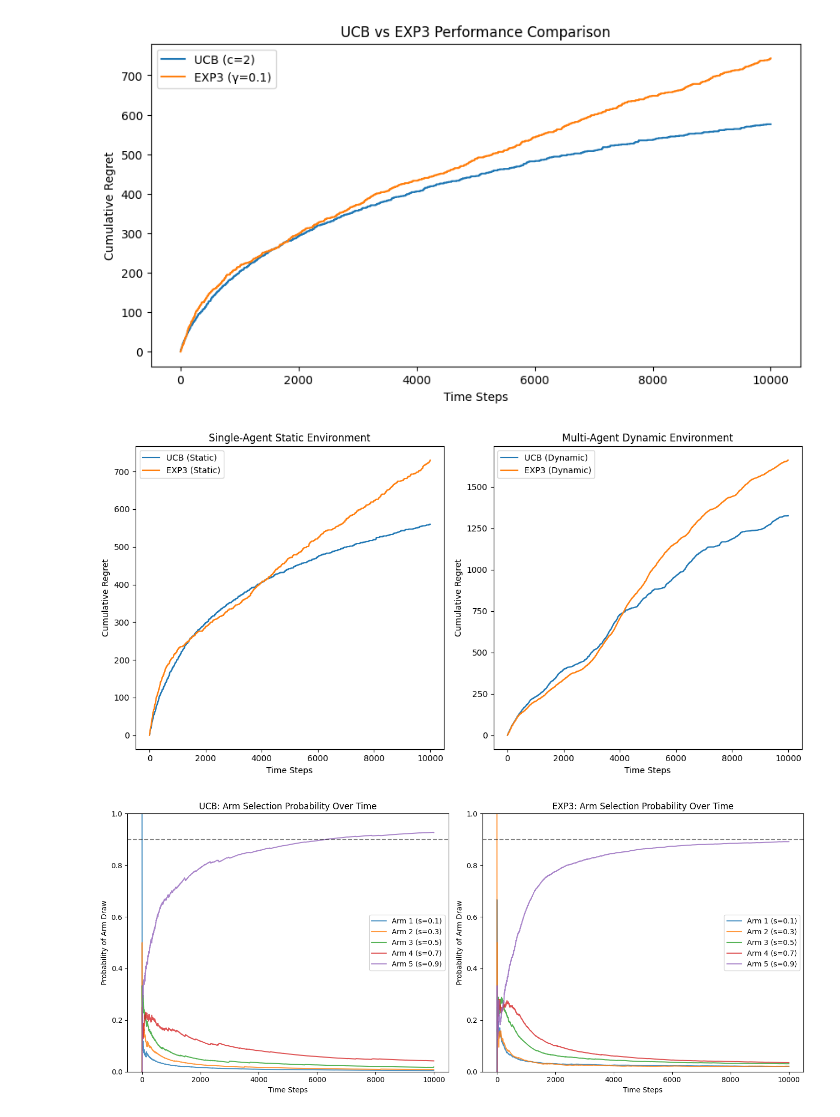
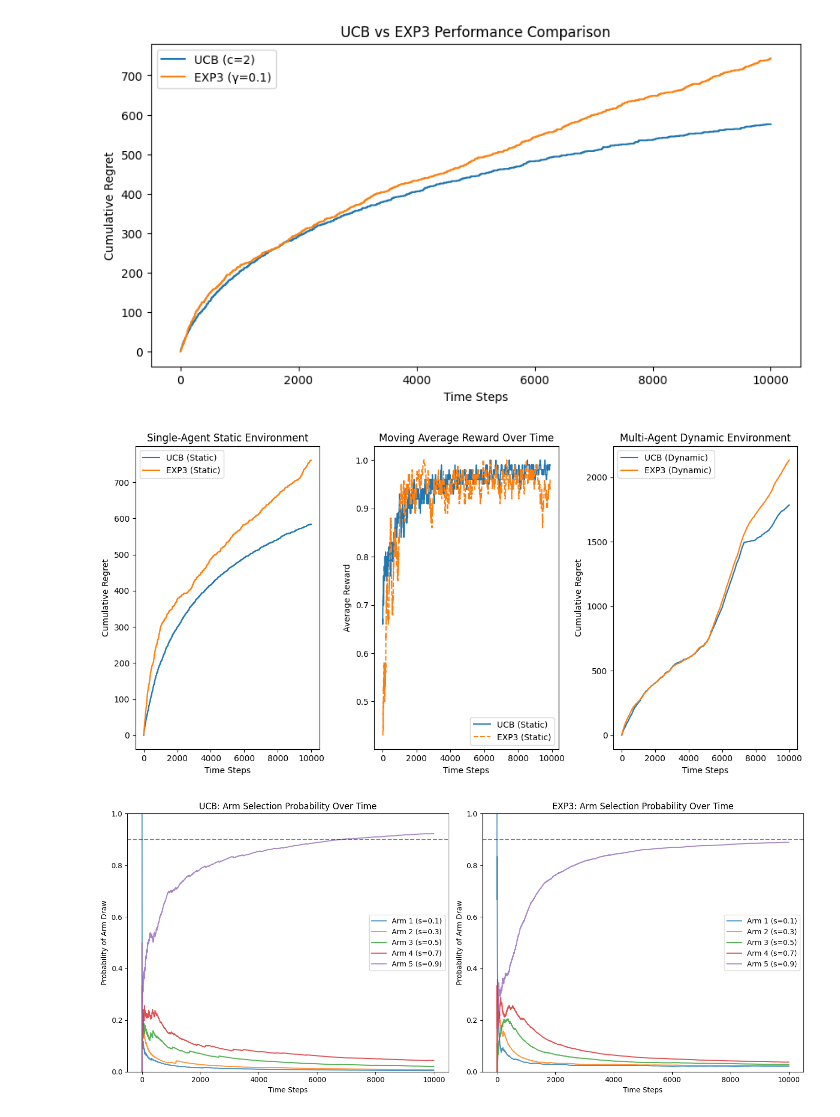
Before and after one commit to jessie-1001/RS-PROJECT, a Jupyter notebook: test_zyc.ipynb, the cells around one changed output. Saved outputs shown, nothing was run; the diff lists cells and outputs as text; code cells hidden in the pictures.

```diff
--- a/test_zyc.ipynb
+++ b/test_zyc.ipynb
@@ -949,9 +949,14 @@ class UCB:
         self.t = 1
 
     def select_arm(self):
-        for arm in range(self.num_arms):
-            if self.counts[arm] == 0:
-                return arm
+        #for arm in range(self.num_arms):
+        #    if self.counts[arm] == 0:
+        #        return arm
+
+        if np.any(self.counts == 0):  # Ensure each arm is picked once
+            untried_arms = np.where(self.counts == 0)[0]
+            return np.random.choice(untried_arms)  # Randomize initial selections
+
         ucb_values = self.values + self.c * np.sqrt(np.log(self.t) / self.counts)
         return np.argmax(ucb_values)
 
@@ -982,16 +987,23 @@ class EXP3:
 def run_experiment(bandit_class, bandit_params, env, num_steps):
     bandit = bandit_class(**bandit_params)
     regrets = []
+    rewards = []
     optimal_reward = max(env.reward_means if isinstance(env, BanditEnvironment) else env.original_means)
 
     for t in range(num_steps):
         arm = bandit.select_arm()
         reward = env.pull_arm(arm)
         bandit.update(arm, reward)
+
         regret = optimal_reward - reward
         regrets.append(regret)
+        rewards.append(reward)
 
-    return np.cumsum(regrets)
+    return np.cumsum(regrets), np.array(rewards)
+
+def moving_average(data, window_size=100):
+    """Computes the moving average for smoother visualization."""
+    return np.convolve(data, np.ones(window_size)/window_size, mode='valid')
 
 def run_multi_agent_experiment(bandit_classes, bandit_params_list, env, num_steps):
     bandits = [cls(**params) for cls, params in zip(bandit_classes, bandit_params_list)]
@@ -1023,43 +1035,54 @@ dynamic_env = DynamicBanditEnvironment(num_arms, base_reward_means.copy(), volat
 plt.figure(figsize=(12, 6))
 
 # Single-Agent Experiments
-plt.subplot(1, 2, 1)
-ucb_static_regret = run_experiment(UCB, {'num_arms': num_arms, 'c': 2}, static_env, num_steps)
-exp3_static_regret = run_experiment(EXP3, {'num_arms': num_arms, 'gamma': 0.1}, static_env, num_steps)
+plt.subplot(1, 3, 1)
+ucb_static_regret, ucb_static_rewards = run_experiment(UCB, {'num_arms': num_arms, 'c': 2}, static_env, num_steps)
+exp3_static_regret, exp3_static_rewards = run_experiment(EXP3, {'num_arms': num_arms, 'gamma': 0.1}, static_env, num_steps)
+
 plt.plot(ucb_static_regret, label='UCB (Static)')
 plt.plot(exp3_static_regret, label='EXP3 (Static)')
 plt.title("Single-Agent Static Environment")
 plt.xlabel("Time Steps")
 plt.ylabel("Cumulative Regret")
 plt.legend()
 
+plt.subplot(1, 3, 2)
+
+plt.plot(moving_average(ucb_static_rewards), label="UCB (Static)", linestyle='-')
+plt.plot(moving_average(exp3_static_rewards), label="EXP3 (Static)", linestyle='--')
+plt.title("Moving Average Reward Over Time")
+plt.xlabel("Time Steps")
+plt.ylabel("Average Reward")
+plt.legend()
+
+
 # Multi-Agent Dynamic Environment
-plt.subplot(1, 2, 2)
+plt.subplot(1, 3, 3)
 dynamic_results = run_multi_agent_experiment(
     [UCB, EXP3, UCB, EXP3],
     [{'num_arms': num_arms, 'c': 2},
      {'num_arms': num_arms, 'gamma': 0.1},
      {'num_arms': num_arms, 'c': 2},
      {'num_arms': num_arms, 'gamma': 0.1}],
     dynamic_env,
     num_steps
 )
 
 # Average results for each algorithm type
 ucb_dynamic_regret = (dynamic_results[0] + dynamic_results[2]) / 2
 exp3_dynamic_regret = (dynamic_results[1] + dynamic_results[3]) / 2
 
 plt.plot(ucb_dynamic_regret, label='UCB (Dynamic)')
 plt.plot(exp3_dynamic_regret, label='EXP3 (Dynamic)')
 plt.title("Multi-Agent Dynamic Environment")
 plt.xlabel("Time Steps")
 plt.ylabel("Cumulative Regret")
 plt.legend()
 
 plt.tight_layout()
 plt.show()
 # %% [output]
-[figure, old version]
+[figure, new version]
 # %%
 import numpy as np
 import matplotlib.pyplot as plt
@@ -1123,4 +1146,4 @@ plt.ylim(0, 1)
 plt.tight_layout()
 plt.show()
 # %% [output]
-[figure, old version]
+[figure, new version]
```
